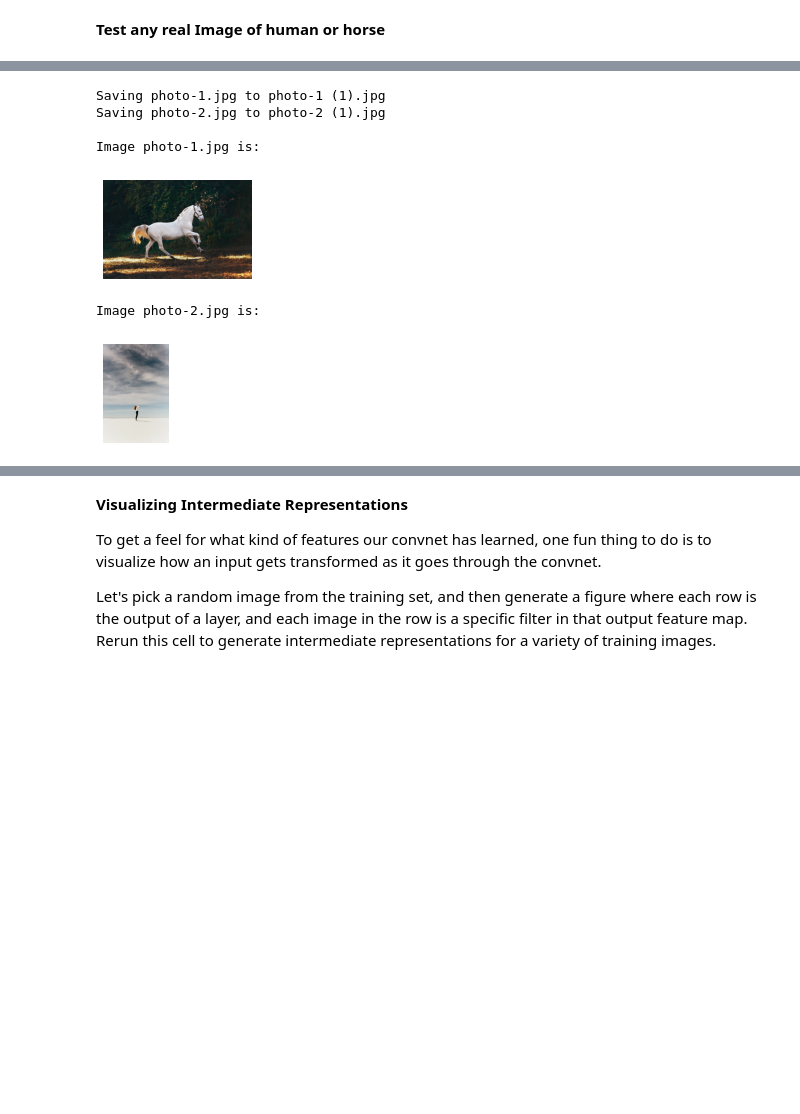
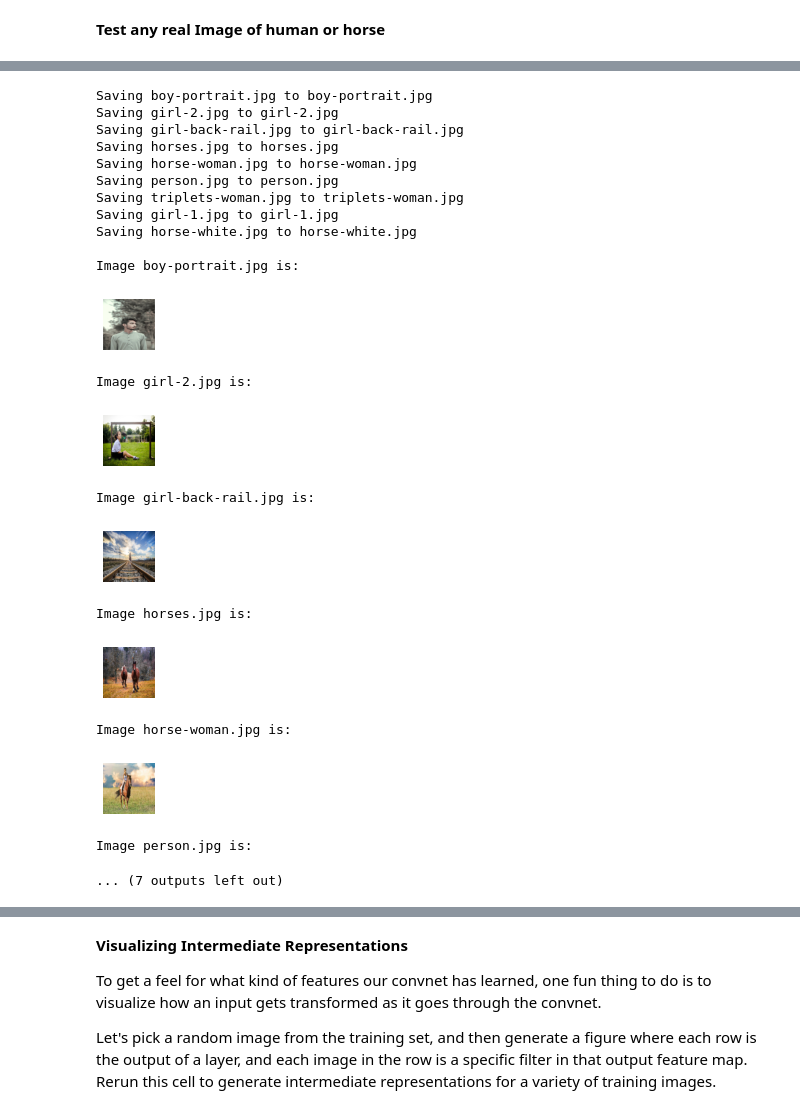
Before and after one commit to rawat999/tensorflow-coursera, a Jupyter notebook: coursera_1403.ipynb, the cells around one changed output, grey strips where cells are left out. Drawn from its saved outputs; the diff is of its cells as text; code cells hidden in the pictures; blank space fills up the shorter version.

```diff
--- a/coursera_1403.ipynb
+++ b/coursera_1403.ipynb
@@ -231,30 +232,48 @@ Accuracy reached greater than 98% so stopping training!
 # %%
 import numpy as np
 from google.colab import files
 from keras.preprocessing import image
+import matplotlib.pyplot as plt
 
 uploaded = files.upload()
+x = len(uploaded)
 
 for i, image_name in enumerate(uploaded.keys()):
   path = '/content/'+image_name
-  img = image.load_img(path)
+  img = image.load_img(path,target_size=(300,300))
 
   # Set up subplot; subplot indices start at 1
-  sp = plt.subplot(2, 1, i + 1)
+  plt.figure(figsize=(10,10))
+  sp = plt.subplot(x, 1, i + 1)
   sp.axis('Off') # Don't show axes (or gridlines)
 
   print("\nImage {} is: ".format(image_name))
   plt.imshow(img)
   plt.show()
 # %% [output]
 [interactive output not drawn]
-Saving photo-1.jpg to photo-1 (1).jpg
-Saving photo-2.jpg to photo-2 (1).jpg
+Saving boy-portrait.jpg to boy-portrait.jpg
+Saving girl-2.jpg to girl-2.jpg
+Saving girl-back-rail.jpg to girl-back-rail.jpg
+Saving horses.jpg to horses.jpg
+Saving horse-woman.jpg to horse-woman.jpg
+Saving person.jpg to person.jpg
+Saving triplets-woman.jpg to triplets-woman.jpg
+Saving girl-1.jpg to girl-1.jpg
+Saving horse-white.jpg to horse-white.jpg
 
-Image photo-1.jpg is:
+Image boy-portrait.jpg is:
-[figure, old version]
+[figure, new version]
-Image photo-2.jpg is:
+Image girl-2.jpg is:
-[figure, old version]
+[figure, new version]
+Image girl-back-rail.jpg is:
+[figure, added]
+Image horses.jpg is:
+[figure, added]
+Image horse-woman.jpg is:
+[figure, added]
+Image person.jpg is:
+... (7 outputs left out)
 # %%
 for fn in uploaded.keys():
 
```
Also changed, not shown: parts of 45 cells of this notebook.
